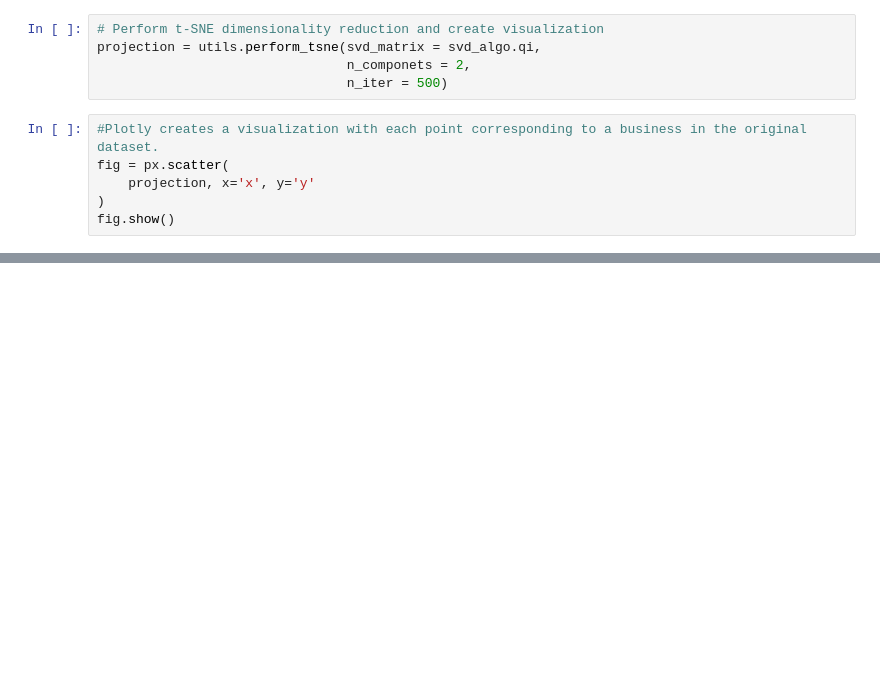
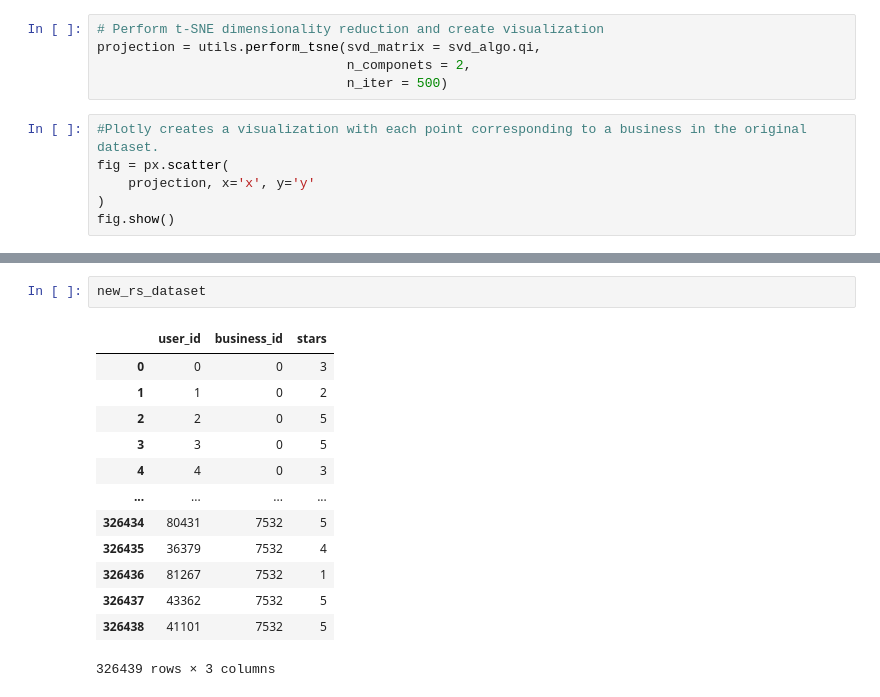
Before and after one commit to PPortela00/Recommendation-System---, a Jupyter notebook: notebook.ipynb, the cells around one changed output, grey strips where cells are left out. Saved outputs shown, nothing was run; the diff lists cells and outputs as text; blank space fills up the shorter version.

```diff
--- a/notebook.ipynb
+++ b/notebook.ipynb
@@ -794,0 +803,16 @@ fig.show()
+# %%
+new_rs_dataset
+# %% [output]
+|  | user_id | business_id | stars |
+| 0 | 0 | 0 | 3 |
+| 1 | 1 | 0 | 2 |
+| 2 | 2 | 0 | 5 |
+| 3 | 3 | 0 | 5 |
+| 4 | 4 | 0 | 3 |
+| ... | ... | ... | ... |
+| 326434 | 80431 | 7532 | 5 |
+| 326435 | 36379 | 7532 | 4 |
+| 326436 | 81267 | 7532 | 1 |
+| 326437 | 43362 | 7532 | 5 |
+| 326438 | 41101 | 7532 | 5 |
+326439 rows × 3 columns
```
Also changed, not shown: parts of 3 cells of this notebook.
